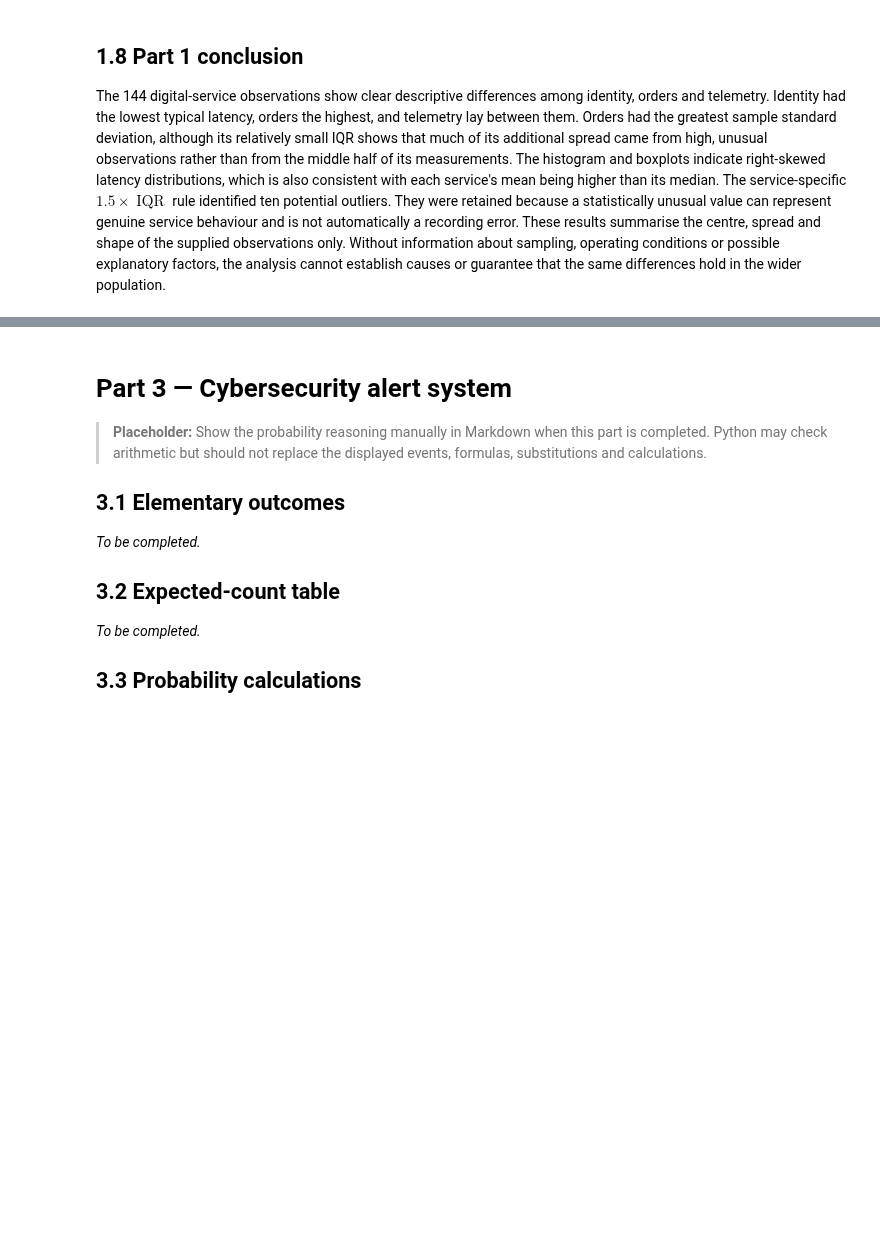
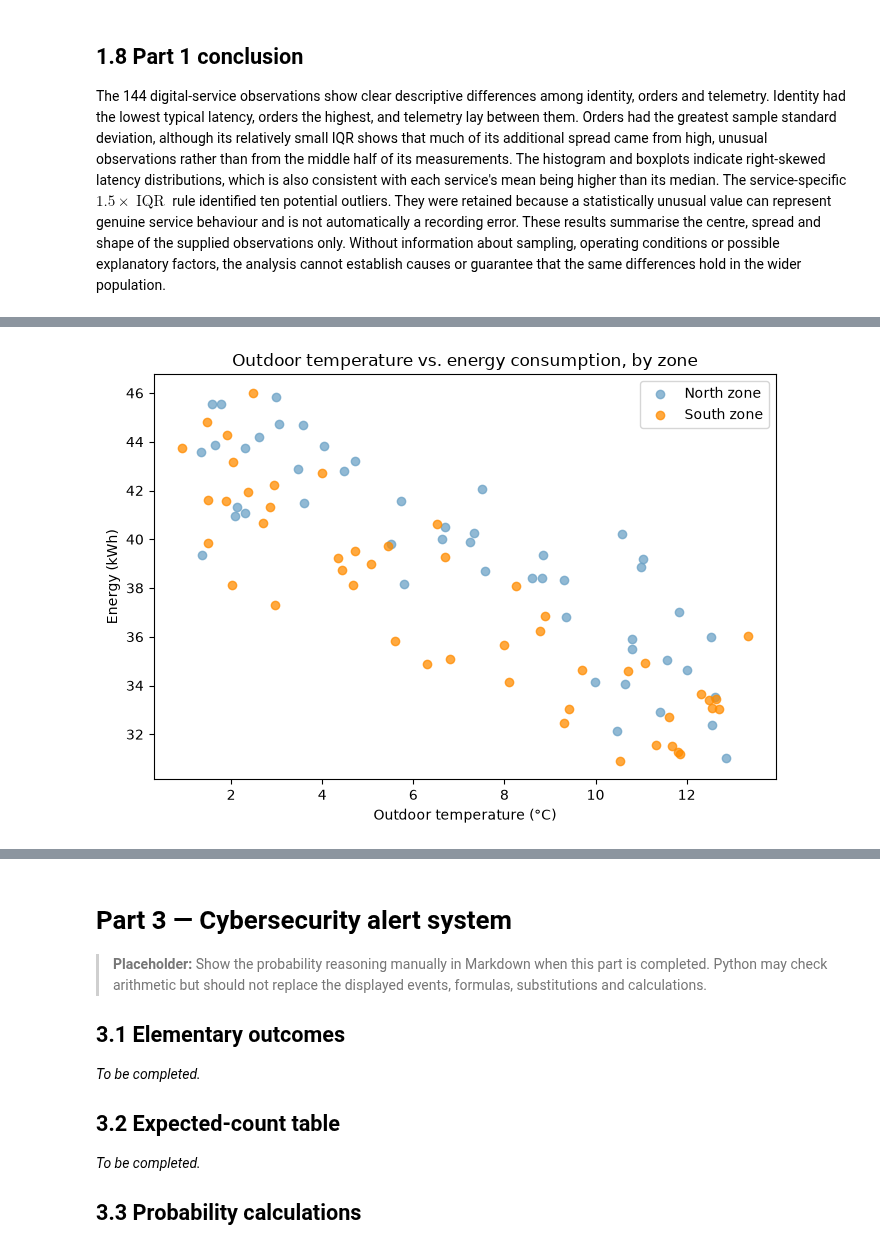
Before and after one commit to SnehaKoirala/STA_Assignments, a Jupyter notebook: Assignment1/Assignment1.ipynb, the cells around one changed output, grey strips where cells are left out. Cells and saved outputs as stored; diff of their text form; code cells hidden in the pictures; blank space fills up the shorter version.

```diff
--- a/Assignment1/Assignment1.ipynb
+++ b/Assignment1/Assignment1.ipynb
@@ -389,0 +467,23 @@ The 144 digital-service observations show clear descriptive differences among id
+# %%
+import matplotlib.pyplot as plt
+
+fig, ax = plt.subplots(figsize=(7, 5))
+
+for zone, color in [("north", "#6CA2C6"), ("south", "#FF8C00")]:
+    part = df_sb[df_sb["zone"] == zone]
+    ax.scatter(
+        part["outdoor_temp_c"],
+        part["energy_kwh"],
+        color=color,
+        label=f"{zone.capitalize()} zone",
+        alpha=0.75,
+    )
+
+ax.set_xlabel("Outdoor temperature (°C)")
+ax.set_ylabel("Energy (kWh)")
+ax.set_title("Outdoor temperature vs. energy consumption, by zone")
+ax.legend()
+plt.tight_layout()
+plt.show()
+# %% [output]
+[figure, added]
```
Also changed, not shown: parts of 9 cells of this notebook.
